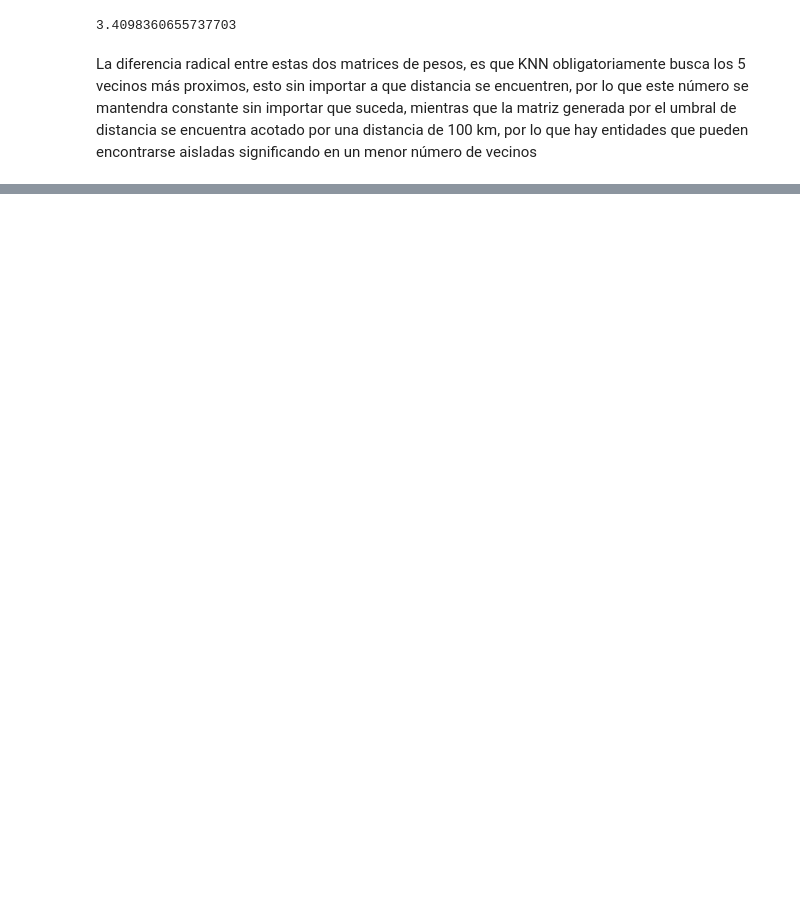
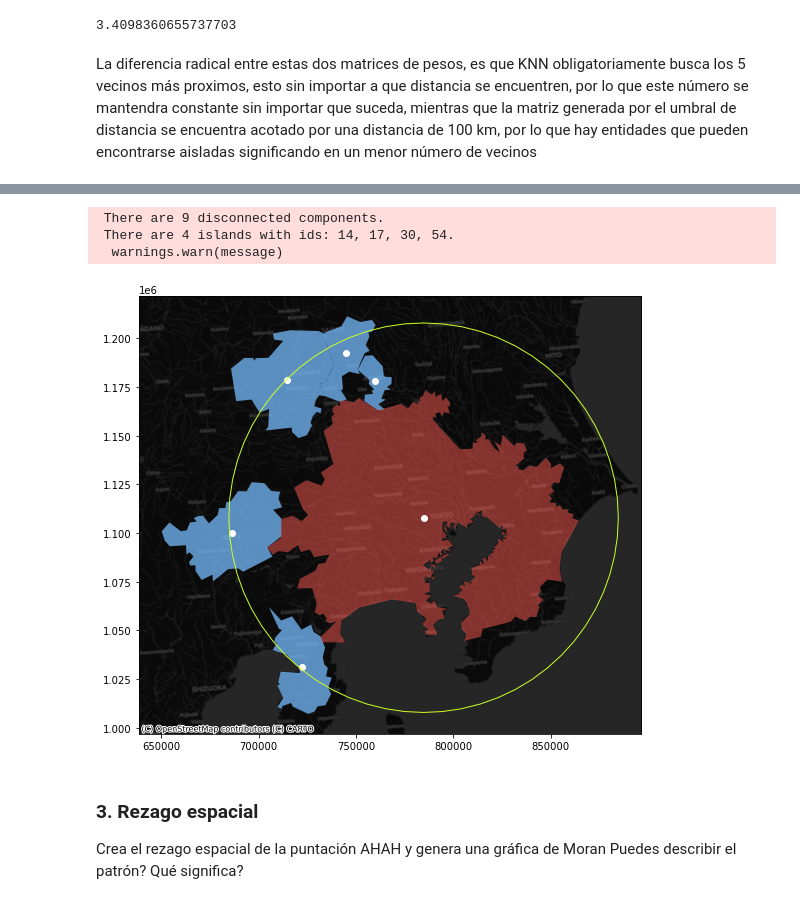
Before and after one commit to AlonsoCortes/A-course-on-Geographic-Data-Science, a Jupyter notebook: Do it yourself/04_Spatial weights.ipynb, the cells around one changed output, grey strips where cells are left out. Cells and saved outputs as stored; diff of their text form; code cells hidden in the pictures; blank space fills up the shorter version.

```diff
--- a/Do it yourself/04_Spatial weights.ipynb
+++ b/Do it yourself/04_Spatial weights.ipynb
@@ -242,0 +274,34 @@ nyc.loc[nyc['cartodb_id'] == 142]
+# %%
+w = weights.DistanceBand.from_dataframe(jp, 100000)
+# Selección de la prefactura de interes
+tokyo = jp.query("fuaname == 'Tokyo'").index[0]
+# buffer desde el centroide de la prefactura de Tokyo
+buff = jp.loc[[tokyo], :].buffer(100000)
+# Identificación de los vecinos de tokyo con un radio de 100 km
+neis_df = jp_cities.loc[w.neighbors[tokyo]].to_crs(jp.crs)
+
+# Ploteamos los vecinos
+ax = neis_df.plot(color="xkcd:sky blue", alpha=0.75, figsize=(9, 9))
+# Ploteamos Tokyo
+jp_cities.to_crs(jp.crs).loc[[tokyo], :].plot(ax=ax, color="xkcd:coral", alpha=0.5)
+# Centroide de Tokyo
+jp_cities.to_crs(jp.crs).loc[[tokyo], :].centroid.plot(ax=ax, color="white")
+# Centroide de los vecinos
+neis_df.centroid.plot(ax=ax, color="white")
+# Buffer
+buff.plot(ax=ax, facecolor="none", edgecolor="xkcd:green yellow")
+# Agregamos mapa base
+cx.add_basemap(ax,
+                       crs=jp.crs,
+                       source=cx.providers.CartoDB.DarkMatter
+                      )
+# %% [output]
+ There are 9 disconnected components.
+ There are 4 islands with ids: 14, 17, 30, 54.
+  warnings.warn(message)
+[figure, added]
+# %% [markdown]
+
+### 3. Rezago espacial
+Crea el rezago espacial de la puntación AHAH y genera una gráfica de Moran
+Puedes describir el patrón? Qué significa?
```
Also changed, not shown: parts of 10 cells of this notebook.
